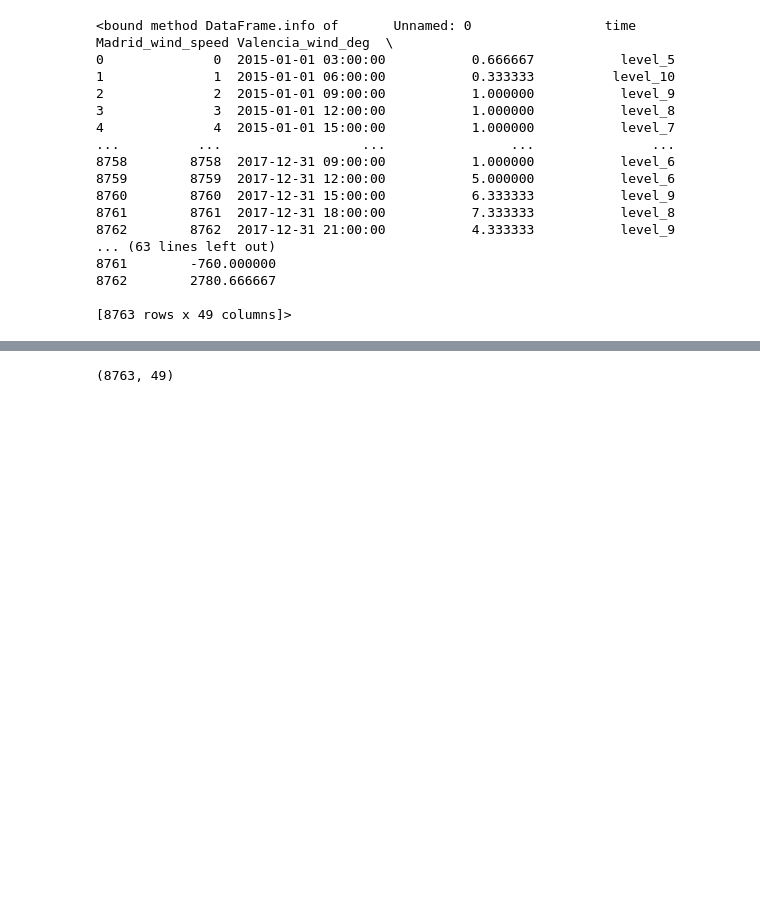
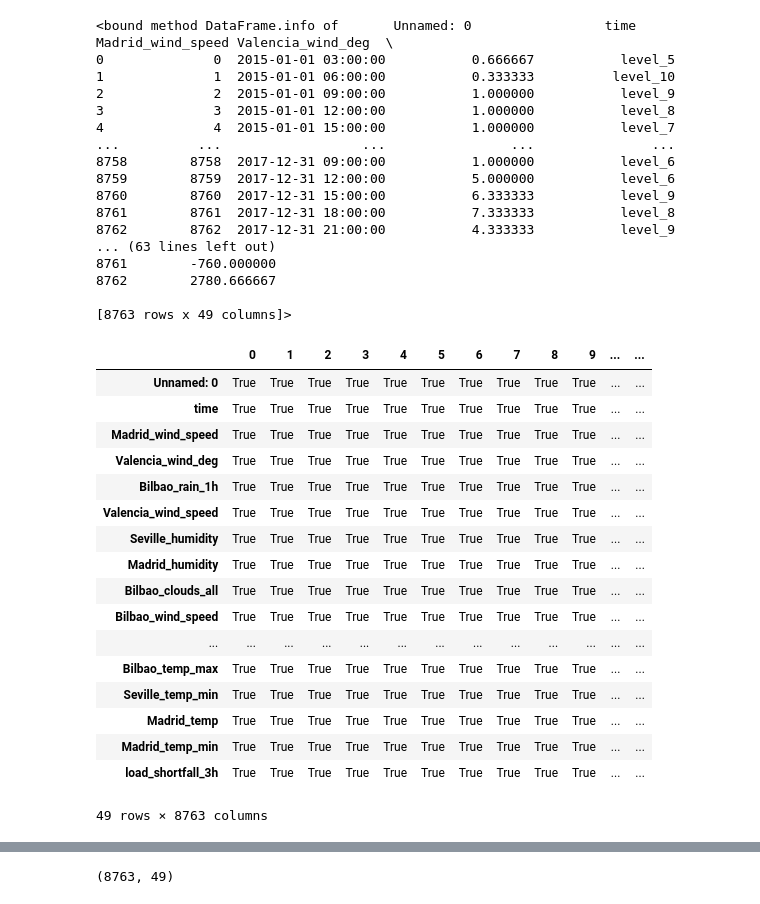
Before and after one commit to Explore-AI/load-shortfall-regression-predict-api, a Jupyter notebook: Advanced-Regression-Starter-Data/starter-notebook.ipynb, the cells around one changed output, grey strips where cells are left out. Drawn from its saved outputs; the diff is of its cells as text; code cells hidden in the pictures; blank space fills up the shorter version.

Commit message:
finished the EDA and began with data engineering

```diff
--- a/Advanced-Regression-Starter-Data/starter-notebook.ipynb
+++ b/Advanced-Regression-Starter-Data/starter-notebook.ipynb
@@ -125,3 +126,26 @@ train_data.info # overview dataset information for train_data
 8762        2780.666667
 
 [8763 rows x 49 columns]>
+# %%
+#checking for missing values
+
+train_data.null().T
+# %% [output]
+|  | 0 | 1 | 2 | 3 | 4 | 5 | 6 | 7 | 8 | 9 | ... | ... |
+| Unnamed: 0 | True | True | True | True | True | True | True | True | True | True | ... | ... |
+| time | True | True | True | True | True | True | True | True | True | True | ... | ... |
+| Madrid_wind_speed | True | True | True | True | True | True | True | True | True | True | ... | ... |
+| Valencia_wind_deg | True | True | True | True | True | True | True | True | True | True | ... | ... |
+| Bilbao_rain_1h | True | True | True | True | True | True | True | True | True | True | ... | ... |
+| Valencia_wind_speed | True | True | True | True | True | True | True | True | True | True | ... | ... |
+| Seville_humidity | True | True | True | True | True | True | True | True | True | True | ... | ... |
+| Madrid_humidity | True | True | True | True | True | True | True | True | True | True | ... | ... |
+| Bilbao_clouds_all | True | True | True | True | True | True | True | True | True | True | ... | ... |
+| Bilbao_wind_speed | True | True | True | True | True | True | True | True | True | True | ... | ... |
+| ... | ... | ... | ... | ... | ... | ... | ... | ... | ... | ... | ... | ... |
+| Bilbao_temp_max | True | True | True | True | True | True | True | True | True | True | ... | ... |
+| Seville_temp_min | True | True | True | True | True | True | True | True | True | True | ... | ... |
+| Madrid_temp | True | True | True | True | True | True | True | True | True | True | ... | ... |
+| Madrid_temp_min | True | True | True | True | True | True | True | True | True | True | ... | ... |
+| load_shortfall_3h | True | True | True | True | True | True | True | True | True | True | ... | ... |
+49 rows × 8763 columns
```
Also changed, not shown: parts of 9 cells of this notebook.
